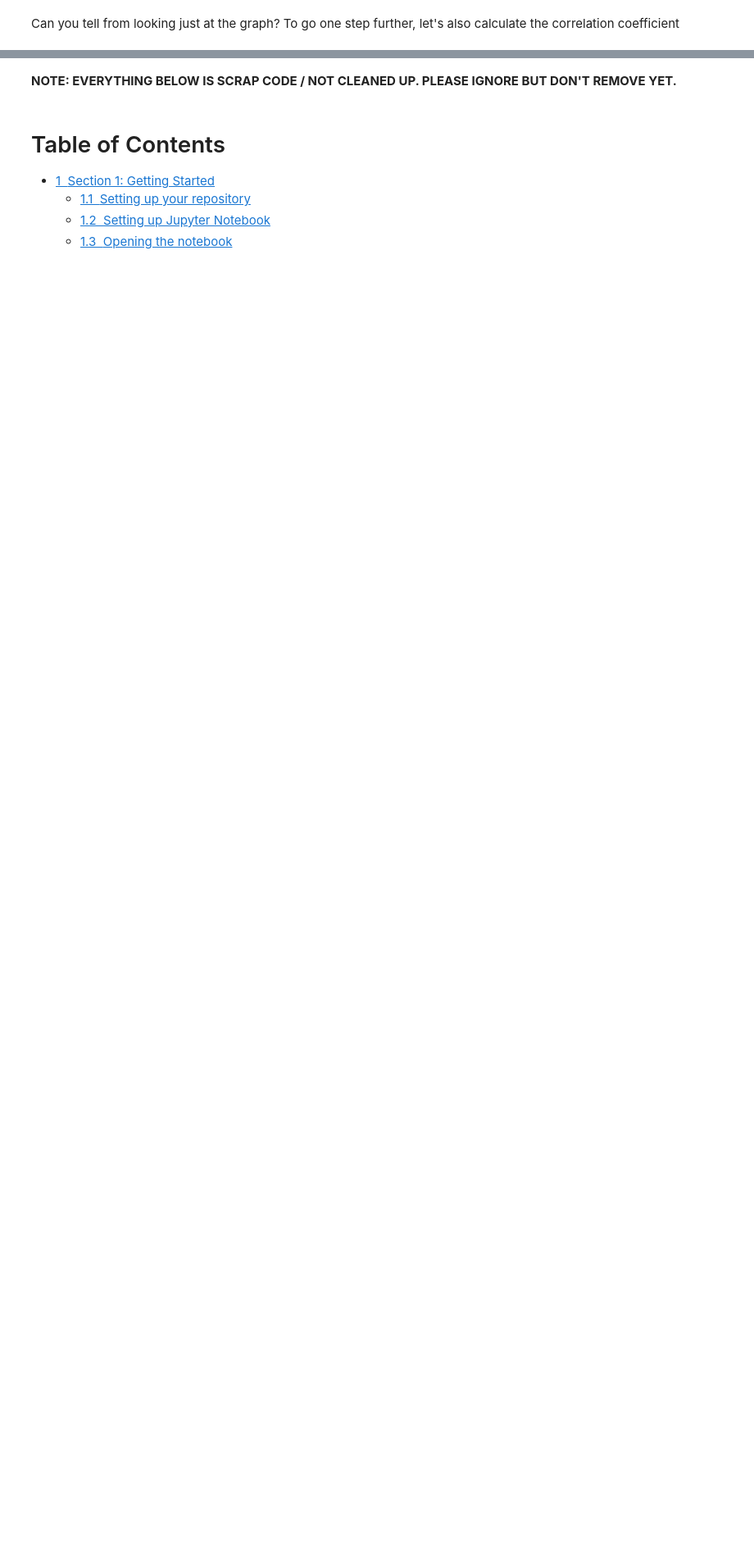
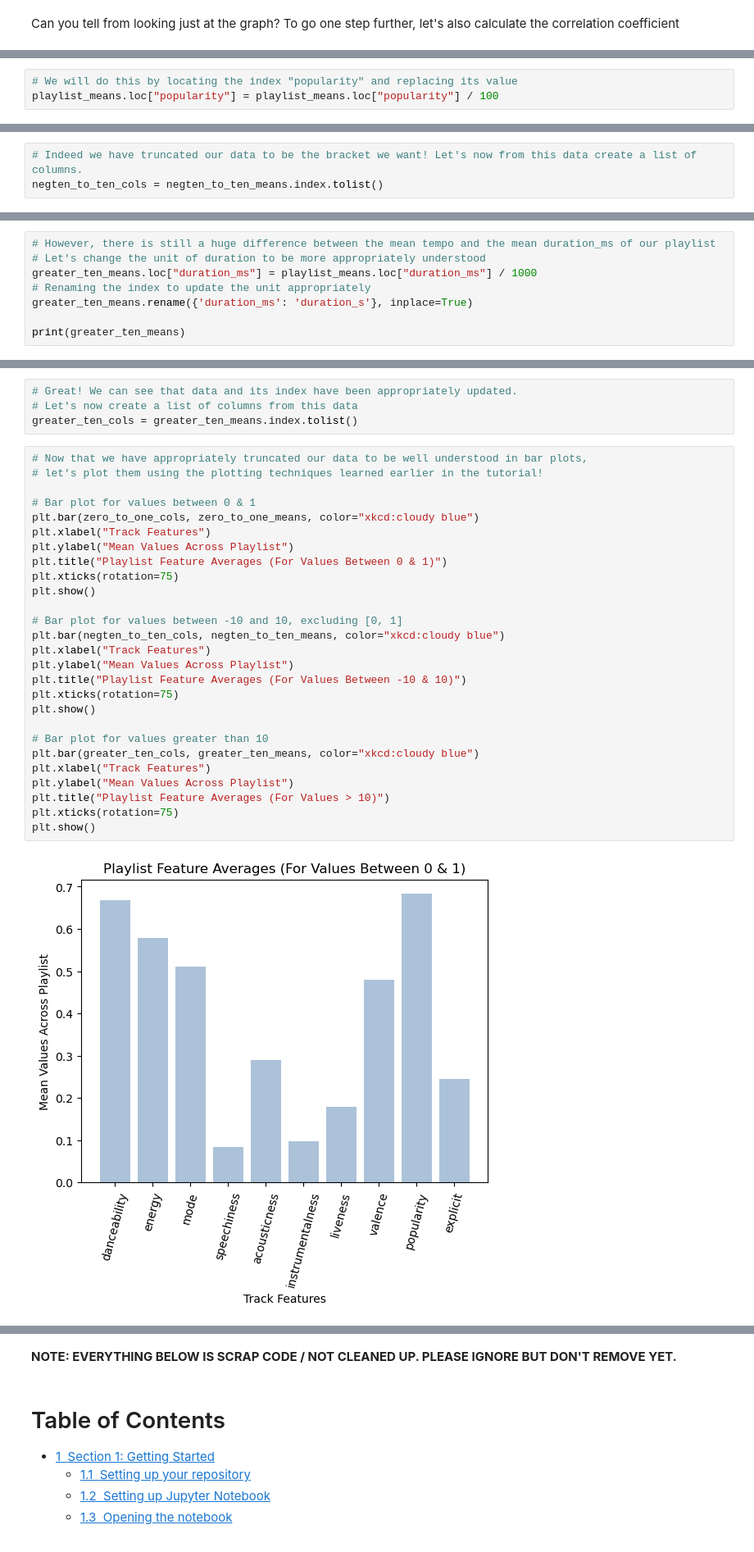
Before and after one commit to HMC-CS123-F23/cs-123-class-project-hannah-amy-daisy, a Jupyter notebook: project.ipynb, the cells around one changed output, grey strips where cells are left out. Shown at 82% size. Drawn from its saved outputs; the diff is of its cells as text; blank space fills up the shorter version.

Commit message:
moved my code & tutorial from experiment to project!

```diff
--- a/project.ipynb
+++ b/project.ipynb
@@ -431,0 +483,3 @@ Now that we've had some experience with basic data analysis and visualization, l
+# %%
+# We will do this by locating the index "popularity" and replacing its value
+playlist_means.loc["popularity"] = playlist_means.loc["popularity"] / 100
@@ -431,0 +566,3 @@ Now that we've had some experience with basic data analysis and visualization, l
+# %%
+# Indeed we have truncated our data to be the bracket we want! Let's now from this data create a list of columns.
+negten_to_ten_cols = negten_to_ten_means.index.tolist()
@@ -431,0 +590,8 @@ Now that we've had some experience with basic data analysis and visualization, l
+# %%
+# However, there is still a huge difference between the mean tempo and the mean duration_ms of our playlist
+# Let's change the unit of duration to be more appropriately understood
+greater_ten_means.loc["duration_ms"] = playlist_means.loc["duration_ms"] / 1000
+# Renaming the index to update the unit appropriately
+greater_ten_means.rename({'duration_ms': 'duration_s'}, inplace=True)
+
+print(greater_ten_means)
@@ -431,0 +602,33 @@ Now that we've had some experience with basic data analysis and visualization, l
+# %%
+# Great! We can see that data and its index have been appropriately updated.
+# Let's now create a list of columns from this data
+greater_ten_cols = greater_ten_means.index.tolist()
+# %%
+# Now that we have appropriately truncated our data to be well understood in bar plots,
+# let's plot them using the plotting techniques learned earlier in the tutorial!
+
+# Bar plot for values between 0 & 1
+plt.bar(zero_to_one_cols, zero_to_one_means, color="xkcd:cloudy blue")
+plt.xlabel("Track Features")
+plt.ylabel("Mean Values Across Playlist")
+plt.title("Playlist Feature Averages (For Values Between 0 & 1)")
+plt.xticks(rotation=75)
+plt.show()
+
+# Bar plot for values between -10 and 10, excluding [0, 1]
+plt.bar(negten_to_ten_cols, negten_to_ten_means, color="xkcd:cloudy blue")
+plt.xlabel("Track Features")
+plt.ylabel("Mean Values Across Playlist")
+plt.title("Playlist Feature Averages (For Values Between -10 & 10)")
+plt.xticks(rotation=75)
+plt.show()
+
+# Bar plot for values greater than 10
+plt.bar(greater_ten_cols, greater_ten_means, color="xkcd:cloudy blue")
+plt.xlabel("Track Features")
+plt.ylabel("Mean Values Across Playlist")
+plt.title("Playlist Feature Averages (For Values > 10)")
+plt.xticks(rotation=75)
+plt.show()
+# %% [output]
+[figure, added]
```
Also changed, not shown: parts of 38 cells of this notebook.
